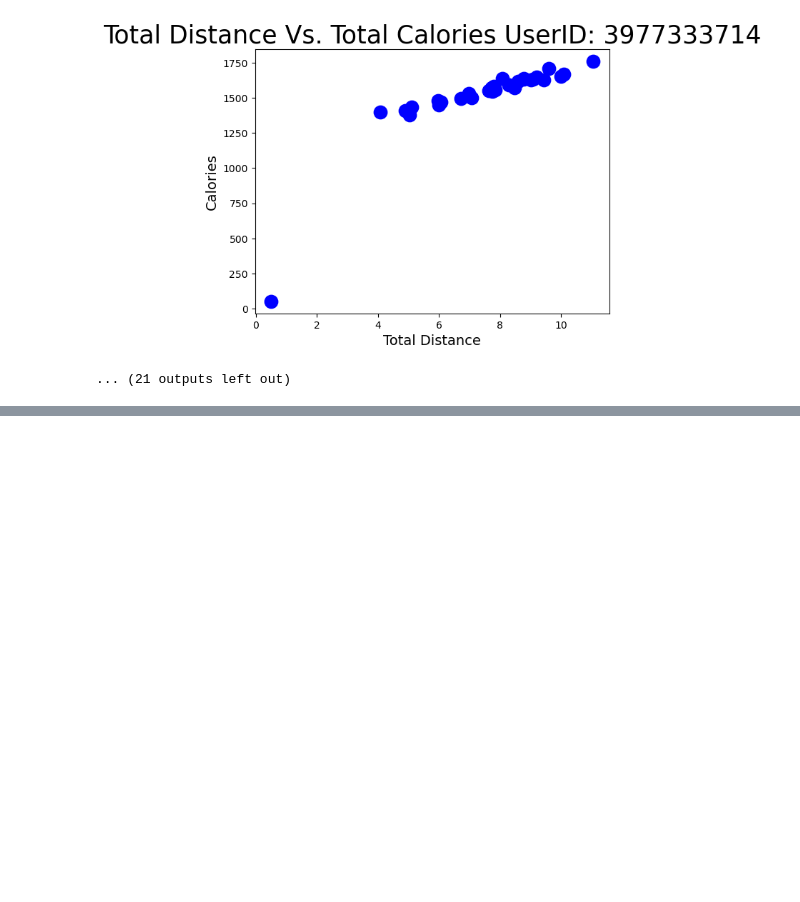
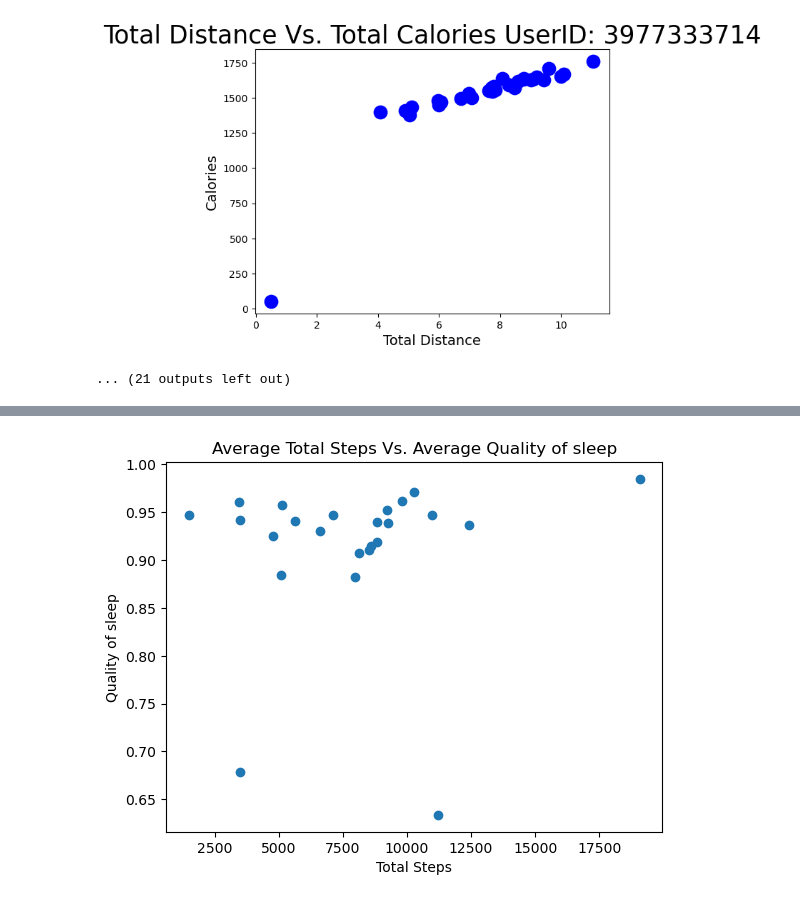
Before and after one commit to shabazmotan/Fitness-Tracking, a Jupyter notebook: Pyfitness.ipynb, the cells around one changed output, grey strips where cells are left out. Drawn from its saved outputs; the diff is of its cells as text; code cells hidden in the pictures; blank space fills up the shorter version.

```diff
--- a/Pyfitness.ipynb
+++ b/Pyfitness.ipynb
@@ -87,0 +164,9 @@ for ID in UserIDs:
+# %%
+# looking at the average
+average_sleep_quality = clean_df.groupby(['Id']).mean()['Quality of sleep']
+average_steps = clean_df.groupby(['Id']).mean()['StepTotal']
+# %%
+average_sleep_steps_df = average_sleep_quality.to_frame()
+average_sleep_steps_df['Average Steps'] = average_steps
+average_sleep_steps_df = average_sleep_steps_df.rename(columns={'Quality of sleep':'Average Quality of sleep'})
+average_sleep_steps_df
@@ -87,0 +192,13 @@ for ID in UserIDs:
+# %%
+x = average_sleep_steps_df['Average Steps']
+y = average_sleep_steps_df['Average Quality of sleep']
+
+plt.scatter(x, y, marker="o")
+
+plt.xlabel('Total Steps')
+plt.ylabel('Quality of sleep')
+plt.title('Average Total Steps Vs. Average Quality of sleep')
+
+plt.show()
+# %% [output]
+[figure, added]
```
Also changed, not shown: parts of 12 cells of this notebook, 18 other files.
